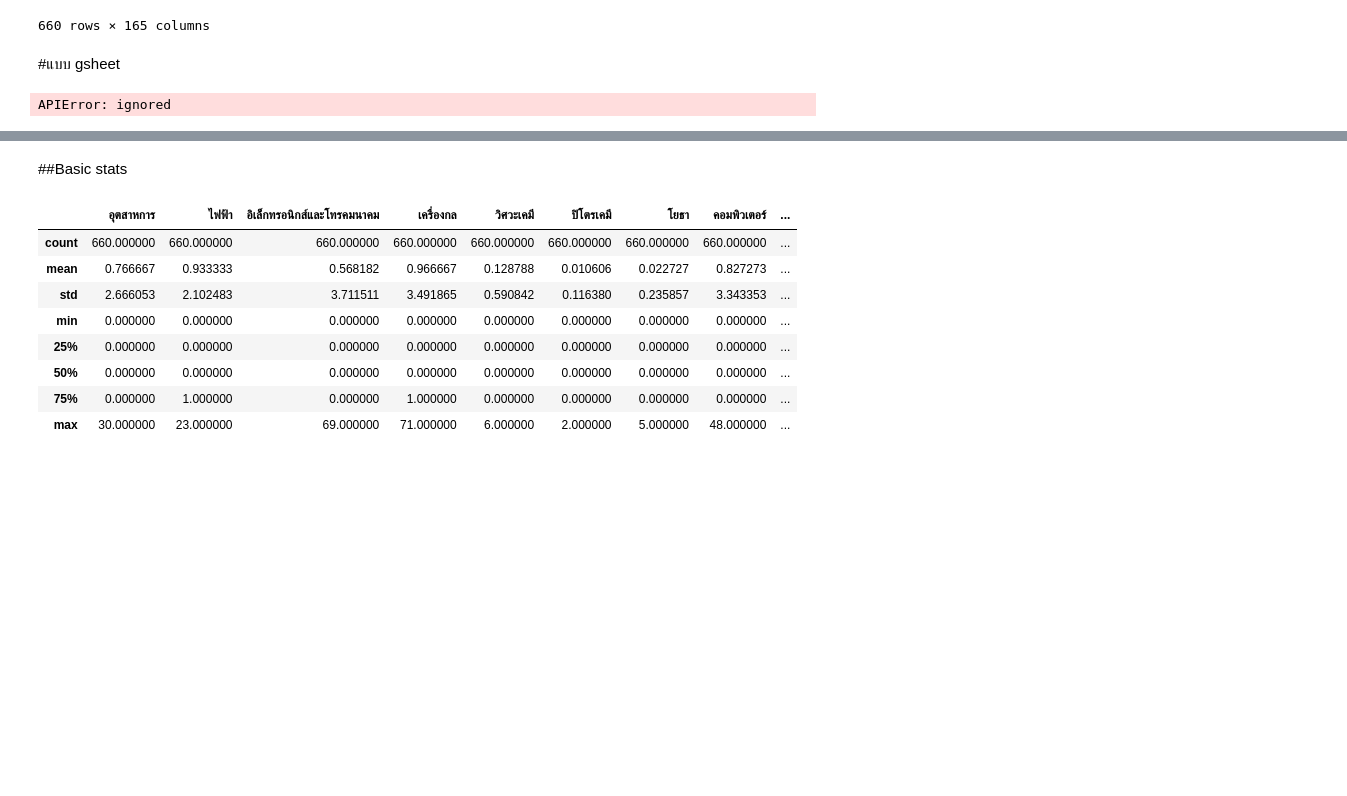
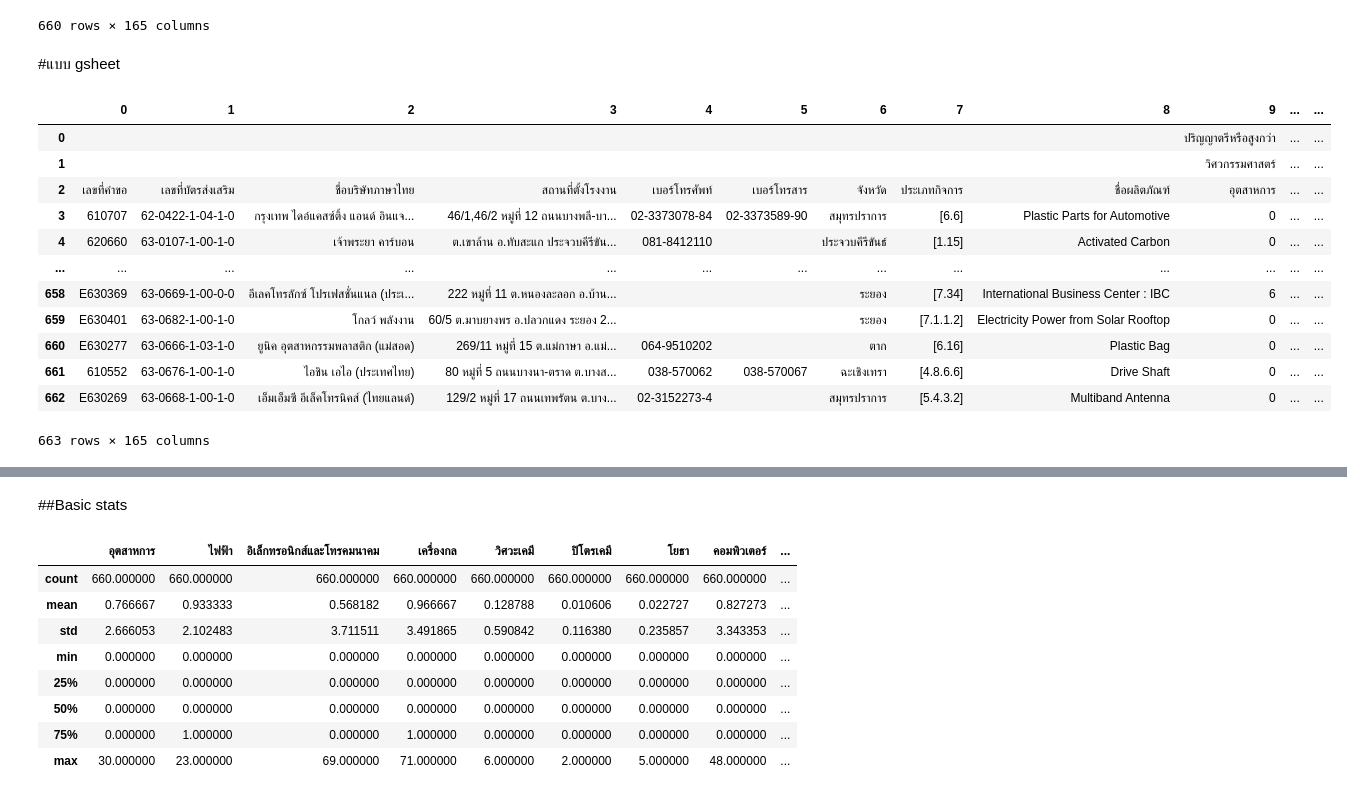
Before and after one commit to Ratchadakorn26/BSC_DPDM23, a Jupyter notebook: Understanding_Data.ipynb, the cells around one changed output, grey strips where cells are left out. Cells and saved outputs as stored; diff of their text form; code cells hidden in the pictures; blank space fills up the shorter version.

```diff
--- a/Understanding_Data.ipynb
+++ b/Understanding_Data.ipynb
@@ -40,10 +40,24 @@ from google.auth import default
 creds,_= default()
 gc=gspread.authorize(creds)
 # %%
-gsht=gc.open_by_key('https://docs.google.com/spreadsheets/d/1wyPESk_ci2K69lF0CkGl5OpwBcDi1x6byfGHyGtcVYk/edit#gid=1768365893')
+gsht=gc.open_by_key('1wyPESk_ci2K69lF0CkGl5OpwBcDi1x6byfGHyGtcVYk')
 # %%
 worksheet2=gsht.worksheet("มิ.ย. 2563")
-row=worksheet2.get.all.values()
-data_from_gsheets= pd.dataFrame_records(row)
+rows = worksheet2.get_all_values()
+data_from_gsheets= pd.DataFrame.from_records(rows)
-# %% [output]
-APIError: ignored
+# %%
+data_from_gsheets
+# %% [output]
+|  | 0 | 1 | 2 | 3 | 4 | 5 | 6 | 7 | 8 | 9 | ... | ... |
+| 0 |  |  |  |  |  |  |  |  |  | ปริญญาตรีหรือสูงกว่า | ... | ... |
+| 1 |  |  |  |  |  |  |  |  |  | วิศวกรรมศาสตร์ | ... | ... |
+| 2 | เลขที่คำขอ | เลขที่บัตรส่งเสริม | ชื่อบริษัทภาษาไทย | สถานที่ตั้งโรงงาน | เบอร์โทรศัพท์ | เบอร์โทรสาร | จังหวัด | ประเภทกิจการ | ชื่อผลิตภัณฑ์ | อุตสาหการ | ... | ... |
+| 3 | 610707 | 62-0422-1-04-1-0 | กรุงเทพ ไดอ์แคสซ์ติ้ง แอนด์ อินแจ... | 46/1,46/2 หมู่ที่ 12 ถนนบางพลี-บา... | 02-3373078-84 | 02-3373589-90 | สมุทรปราการ | [6.6] | Plastic Parts for Automotive | 0 | ... | ... |
+| 4 | 620660 | 63-0107-1-00-1-0 | เจ้าพระยา คาร์บอน | ต.เขาล้าน อ.ทับสะแก ประจวบคีรีขัน... | 081-8412110 |  | ประจวบคีรีขันธ์ | [1.15] | Activated Carbon | 0 | ... | ... |
+| ... | ... | ... | ... | ... | ... | ... | ... | ... | ... | ... | ... | ... |
+| 658 | E630369 | 63-0669-1-00-0-0 | อีเลคโทรลักซ์ โปรเฟสชั่นแนล (ประเ... | 222 หมู่ที่ 11 ต.หนองละลอก อ.บ้าน... |  |  | ระยอง | [7.34] | International Business Center : IBC | 6 | ... | ... |
+| 659 | E630401 | 63-0682-1-00-1-0 | โกลว์ พลังงาน | 60/5 ต.มาบยางพร อ.ปลวกแดง ระยอง 2... |  |  | ระยอง | [7.1.1.2] | Electricity Power from Solar Rooftop | 0 | ... | ... |
+| 660 | E630277 | 63-0666-1-03-1-0 | ยูนิค อุตสาหกรรมพลาสติก (แม่สอด) | 269/11 หมู่ที่ 15 ต.แม่กาษา อ.แม่... | 064-9510202 |  | ตาก | [6.16] | Plastic Bag | 0 | ... | ... |
+| 661 | 610552 | 63-0676-1-00-1-0 | ไอชิน เอไอ (ประเทศไทย) | 80 หมู่ที่ 5 ถนนบางนา-ตราด ต.บางส... | 038-570062 | 038-570067 | ฉะเชิงเทรา | [4.8.6.6] | Drive Shaft | 0 | ... | ... |
+| 662 | E630269 | 63-0668-1-00-1-0 | เอ็มเอ็มซี อีเล็คโทรนิคส์ (ไทยแลนด์) | 129/2 หมู่ที่ 17 ถนนเทพรัตน ต.บาง... | 02-3152273-4 |  | สมุทรปราการ | [5.4.3.2] | Multiband Antenna | 0 | ... | ... |
+663 rows × 165 columns
```
Also changed, not shown: parts of 2 cells of this notebook.
